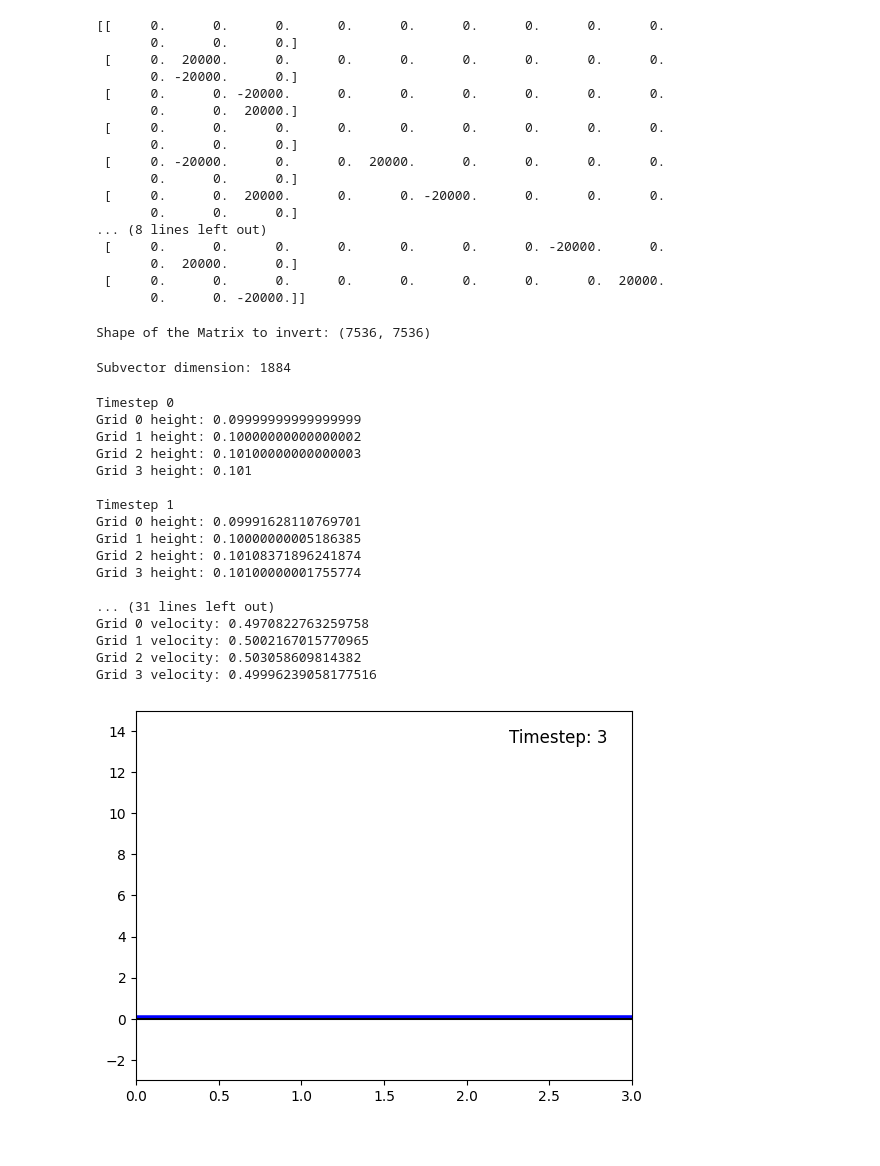
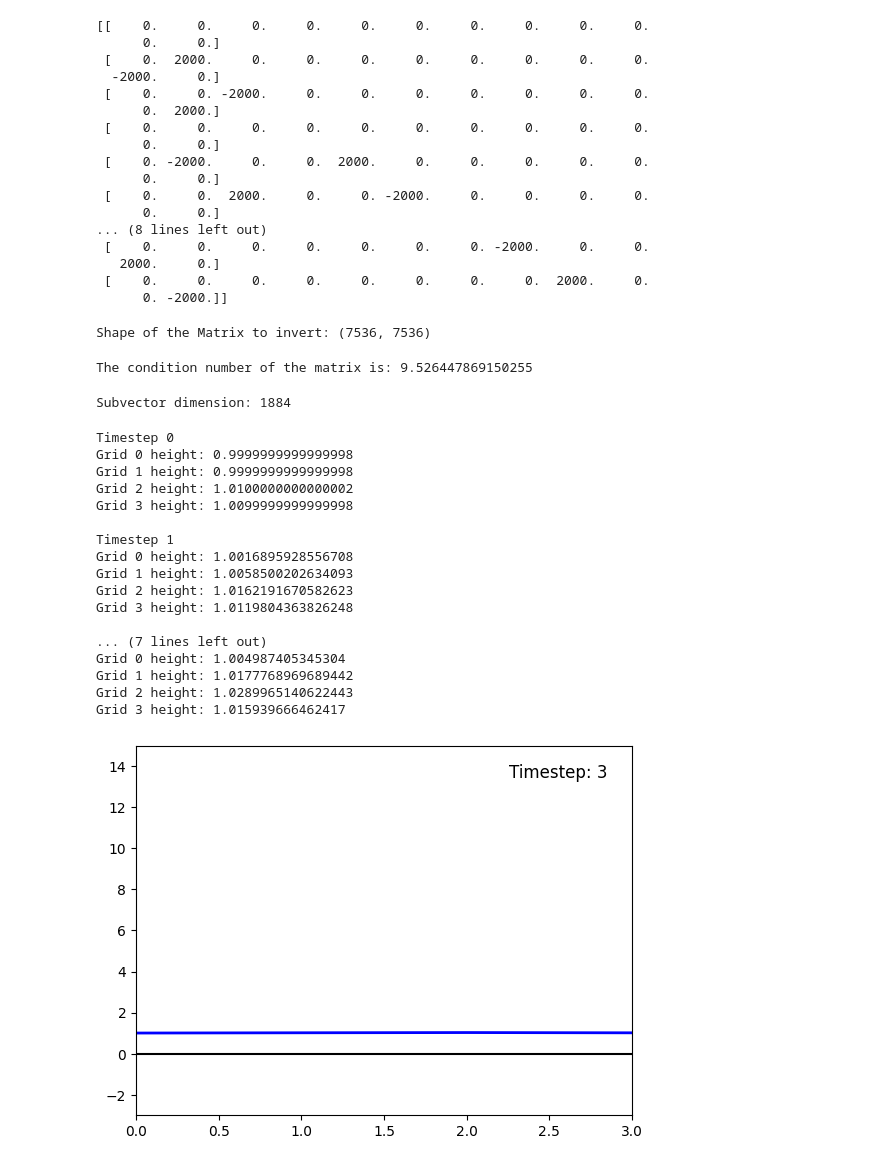
Before and after one commit to petr-ivashkov/quantech-swe-qlss, a Jupyter notebook: CL_Zofia_One_Class.ipynb, the cells around one changed output. Drawn from its saved outputs; the diff is of its cells as text; code cells hidden in the pictures.

```diff
--- a/CL_Zofia_One_Class.ipynb
+++ b/CL_Zofia_One_Class.ipynb
@@ -15,11 +15,11 @@ class LBM_2_Carlemann1:
         self.tau = 1.0  # Relaxation time
         self.nu = 0.08  # dissipation rate
         self.Nx = N_grid  # Number of grid points...my code for the F matrices makes the kernel die if this number is 81 or higher
-        self.L = 0.0001 # Length of the domain (in meters)
+        self.L = 0.001 # Length of the domain (in meters)
         #self.delta_t = self.L/self.Nx
         self.dx = self.L/self.Nx
         self.delta_t =  (self.dx*self.c_s**2)/np.sqrt(h_init[-1]*9.81)
-        self.g = 9.81*(self.delta_t**2/self.dx)  # Acceleration due to gravity (m/s^2)
+        self.g = 9.81#*(self.delta_t**2/self.dx)  # Acceleration due to gravity (m/s^2)
 
         # Initialize macroscopic variables: density(height) and velocity field
         self.h = h_init  # height field
@@ -207,7 +207,7 @@ class LBM_2_Carlemann1:
         return Cs, B11,B22,B33,S
 # %%
 N_grid = 4
-h_init = [0.1,0.1,0.101,0.101]
+h_init = [1,1,1.01,1.01]
 u_init = [0,0,0,0]
 N_time = 4  # Number of time steps
 
@@ -222,23 +222,23 @@ Cs, B11,B22,B33,S = Gen.gen_streaming()
 
 CL_LBE_Matrix =  Cc+Cs
 # %% [output]
-[[     0.      0.      0.      0.      0.      0.      0.      0.      0.
-       0.      0.      0.]
- [     0.  20000.      0.      0.      0.      0.      0.      0.      0.
-       0. -20000.      0.]
- [     0.      0. -20000.      0.      0.      0.      0.      0.      0.
-       0.      0.  20000.]
- [     0.      0.      0.      0.      0.      0.      0.      0.      0.
-       0.      0.      0.]
- [     0. -20000.      0.      0.  20000.      0.      0.      0.      0.
-       0.      0.      0.]
- [     0.      0.  20000.      0.      0. -20000.      0.      0.      0.
-       0.      0.      0.]
+[[    0.     0.     0.     0.     0.     0.     0.     0.     0.     0.
+      0.     0.]
+ [    0.  2000.     0.     0.     0.     0.     0.     0.     0.     0.
+  -2000.     0.]
+ [    0.     0. -2000.     0.     0.     0.     0.     0.     0.     0.
+      0.  2000.]
+ [    0.     0.     0.     0.     0.     0.     0.     0.     0.     0.
+      0.     0.]
+ [    0. -2000.     0.     0.  2000.     0.     0.     0.     0.     0.
+      0.     0.]
+ [    0.     0.  2000.     0.     0. -2000.     0.     0.     0.     0.
+      0.     0.]
 ... (8 lines left out)
- [     0.      0.      0.      0.      0.      0.      0. -20000.      0.
-       0.  20000.      0.]
- [     0.      0.      0.      0.      0.      0.      0.      0.  20000.
-       0.      0. -20000.]]
+ [    0.     0.     0.     0.     0.     0.     0. -2000.     0.     0.
+   2000.     0.]
+ [    0.     0.     0.     0.     0.     0.     0.     0.  2000.     0.
+      0. -2000.]]
 # %%
 def embed_matrix(C, delta_t, num_steps):
     """
@@ -334,8 +334,10 @@ phi = append_zeros(phi_t0, N_time)
 #smallest_eigenvalue = np.min(eigenvalues)
 #print(f"The smallest eigenvalue is: {smallest_eigenvalue}")
 # %%
-#cond_number = np.linalg.cond(Lin_Euler_Matrix)
-#print(f"The condition number of the matrix is: {cond_number}")
+cond_number = np.linalg.cond(Lin_Euler_Matrix)
+print(f"The condition number of the matrix is: {cond_number}")
+# %% [output]
+The condition number of the matrix is: 9.526447869150255
 # %%
 Inverted_matrix = np.linalg.inv(Lin_Euler_Matrix)
 x = np.dot(Inverted_matrix, phi)
@@ -400,12 +401,15 @@ for t in range (N_time):
         print(f"Grid {g} height: {h[g,t]}")
     print("")
 
+"""
 for t in range (N_time):
     print("Timestep", t)
     for g in range (N_grid):
         u[g, t] = sum(Gen.e*grid_evolution[g,t,:])/h[g,t]
         print(f"Grid {g} velocity: {u[g,t]}")
     print("")
+
+"""
 
 
 import matplotlib.pyplot as plt
@@ -418,47 +422,47 @@ grid_points = Gen.Nx
 # Set up the figure and axis
 fig, ax = plt.subplots()
 ax.set_xlim([0, grid_points - 1])  # Set x-axis limits to the number of grid points
 ax.set_ylim(-3, 15)  # Adjust the y-axis to fit the height data
 # Add a placeholder for the timestep text
 timestep_text = ax.text(0.95, 0.95, '', transform=ax.transAxes, ha='right', va='top', fontsize=12)
 ax.axhline(y=0, color='black', linestyle='-')  # Adds a horizontal dashed line at y=0
 
 
 # Initialize the line object (empty initially)
 line, = ax.plot([], [], lw=2, color='blue')  # Line object to plot the profile
 x = np.arange(grid_points)  # x values represent the grid points (g)
 
 # Animation function: updates the line plot with heights at each timestep
 def animate(t):
     y = h[:, t]  # Heights at all grid points for timestep t
     line.set_data(x, y)  # Set the x and y data for the line plot
     timestep_text.set_text(f'Timestep: {t}')  # Display current timestep
     return line,
 
 # Create the animation
 ani = animation.FuncAnimation(fig, animate, repeat=True, frames=timesteps, interval=10000)
 writer = animation.PillowWriter(fps=0.5)
 ani.save('height_profile.gif', writer=writer)
 plt.show()
 # %% [output]
 Timestep 0
-Grid 0 height: 0.09999999999999999
-Grid 1 height: 0.10000000000000002
-Grid 2 height: 0.10100000000000003
-Grid 3 height: 0.101
+Grid 0 height: 0.9999999999999998
+Grid 1 height: 0.9999999999999998
+Grid 2 height: 1.0100000000000002
+Grid 3 height: 1.0099999999999998
 
 Timestep 1
-Grid 0 height: 0.09991628110769701
-Grid 1 height: 0.10000000005186385
-Grid 2 height: 0.10108371896241874
-Grid 3 height: 0.10100000001755774
+Grid 0 height: 1.0016895928556708
+Grid 1 height: 1.0058500202634093
+Grid 2 height: 1.0162191670582623
+Grid 3 height: 1.0119804363826248
 
-... (31 lines left out)
-Grid 0 velocity: 0.4970822763259758
-Grid 1 velocity: 0.5002167015770965
-Grid 2 velocity: 0.503058609814382
-Grid 3 velocity: 0.49996239058177516
+... (7 lines left out)
+Grid 0 height: 1.004987405345304
+Grid 1 height: 1.0177768969689442
+Grid 2 height: 1.0289965140622443
+Grid 3 height: 1.015939666462417
-[figure, old version]
+[figure, new version]
 # %%
 import matplotlib.pyplot as plt
 import numpy as np
```
Also changed, not shown: parts of 3 cells of this notebook.
